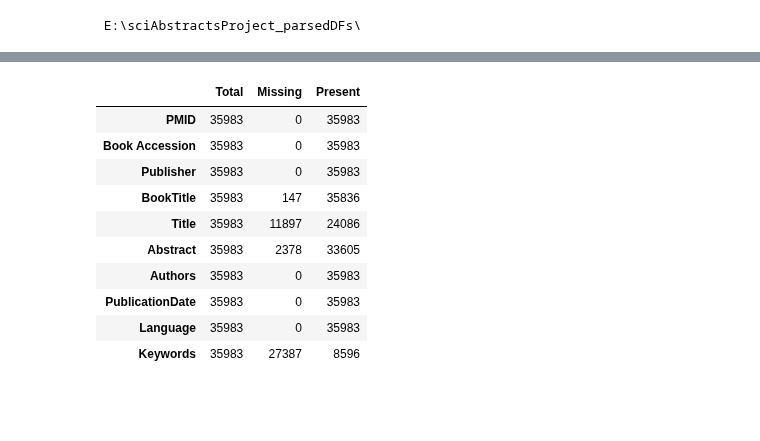
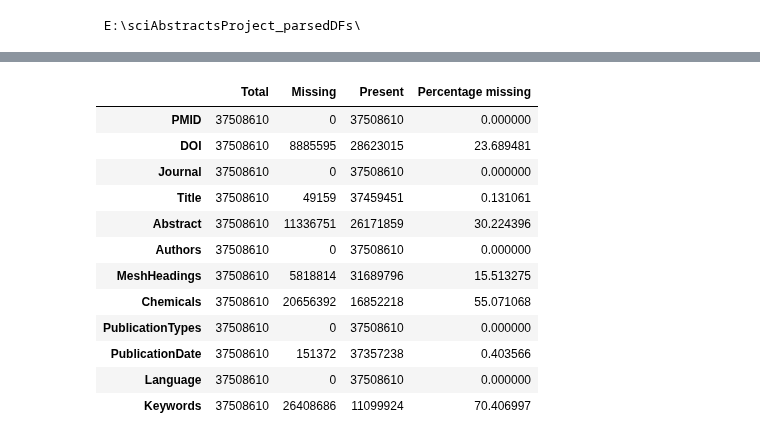
Before and after one commit to svalbuenaa/sci-abstract-graphs, a Jupyter notebook: quantifyMissingData.ipynb, the cells around one changed output, grey strips where cells are left out. Drawn from its saved outputs; the diff is of its cells as text; code cells hidden in the pictures; blank space fills up the shorter version.

Commit message:
Refactor code, calculate % missing per field

```diff
--- a/quantifyMissingData.ipynb
+++ b/quantifyMissingData.ipynb
@@ -83,10 +58,7 @@ with open(quantifications_output + 'quantifications_missing_data_book_articles.p
 # %%
-parsedDFs_PMIDs = []
-
 for csv in parsed_DFs:
     print("Parsing csv: " + csv + ", " + str(parsed_DFs.index(csv)+1) + "/" + str(len(parsed_DFs)))
     df = pd.read_csv(csv)
-    parsedDFs_PMIDs.extend(list(df["PMID"].values))
     df_article = df.loc[df["Type"]=="Article"]
     df_bookarticle = df.loc[df["Type"]=="Book Article"]
 
@@ -103,15 +75,14 @@ for csv in parsed_DFs:
             dict_quant_data_bookarticle["Missing"][col] += len(df_bookarticle.loc[df_bookarticle[col].isna()])
             dict_quant_data_bookarticle["Present"][col] += len(df_bookarticle.loc[df_bookarticle[col].notna()])
 
-# Separate in unique and duplicates parsed PMIDs
-unique_pmids_parsed_DFs = set()
-duplicated_pmids_parsed_DFs = []
+df_quantif_article = pd.DataFrame(dict_quant_data_article)
+df_quantif_article["Percentage missing"] = 100 * df_quantif_article["Missing"] / df_quantif_article["Total"]
 
-for parsed_pmid in parsedDFs_PMIDs:
-    if str(parsed_pmid) in unique_pmids_parsed_DFs:
-        duplicated_pmids_parsed_DFs.append(str(parsed_pmid))
-    else:
-        unique_pmids_parsed_DFs.add(str(parsed_pmid))
+df_quantif_bookarticle = pd.DataFrame(dict_quant_data_bookarticle)
+df_quantif_bookarticle["Percentage missing"] = 100 * df_quantif_bookarticle["Missing"] / df_quantif_bookarticle["Total"]
+
+df_quantif_article.to_csv(quantifications_output + "quantifications_missing_data_articles.csv")
+df_quantif_bookarticle.to_csv(quantifications_output + "quantifications_missing_data_bookarticles.csv")
 # %% [output]
 Parsing csv: E:\sciAbstractsProject_parsedDFs\not_parsed_first_round_8400.csv, 1/383
 Parsing csv: E:\sciAbstractsProject_parsedDFs\not_parsed_third_round_52200.csv, 2/383
@@ -159,14 +104,16 @@ df_articles
-# %%
-df_bookarticles
-# %% [output]
-|  | Total | Missing | Present |
-| PMID | 35983 | 0 | 35983 |
-| Book Accession | 35983 | 0 | 35983 |
-| Publisher | 35983 | 0 | 35983 |
-| BookTitle | 35983 | 147 | 35836 |
-| Title | 35983 | 11897 | 24086 |
-| Abstract | 35983 | 2378 | 33605 |
-| Authors | 35983 | 0 | 35983 |
-| PublicationDate | 35983 | 0 | 35983 |
-| Language | 35983 | 0 | 35983 |
-| Keywords | 35983 | 27387 | 8596 |
+# %%
+df_quantif_article
+# %% [output]
+|  | Total | Missing | Present | Percentage missing |
+| PMID | 37508610 | 0 | 37508610 | 0.000000 |
+| DOI | 37508610 | 8885595 | 28623015 | 23.689481 |
+| Journal | 37508610 | 0 | 37508610 | 0.000000 |
+| Title | 37508610 | 49159 | 37459451 | 0.131061 |
+| Abstract | 37508610 | 11336751 | 26171859 | 30.224396 |
+| Authors | 37508610 | 0 | 37508610 | 0.000000 |
+| MeshHeadings | 37508610 | 5818814 | 31689796 | 15.513275 |
+| Chemicals | 37508610 | 20656392 | 16852218 | 55.071068 |
+| PublicationTypes | 37508610 | 0 | 37508610 | 0.000000 |
+| PublicationDate | 37508610 | 151372 | 37357238 | 0.403566 |
+| Language | 37508610 | 0 | 37508610 | 0.000000 |
+| Keywords | 37508610 | 26408686 | 11099924 | 70.406997 |
```
Also changed, not shown: parts of 8 cells of this notebook.
